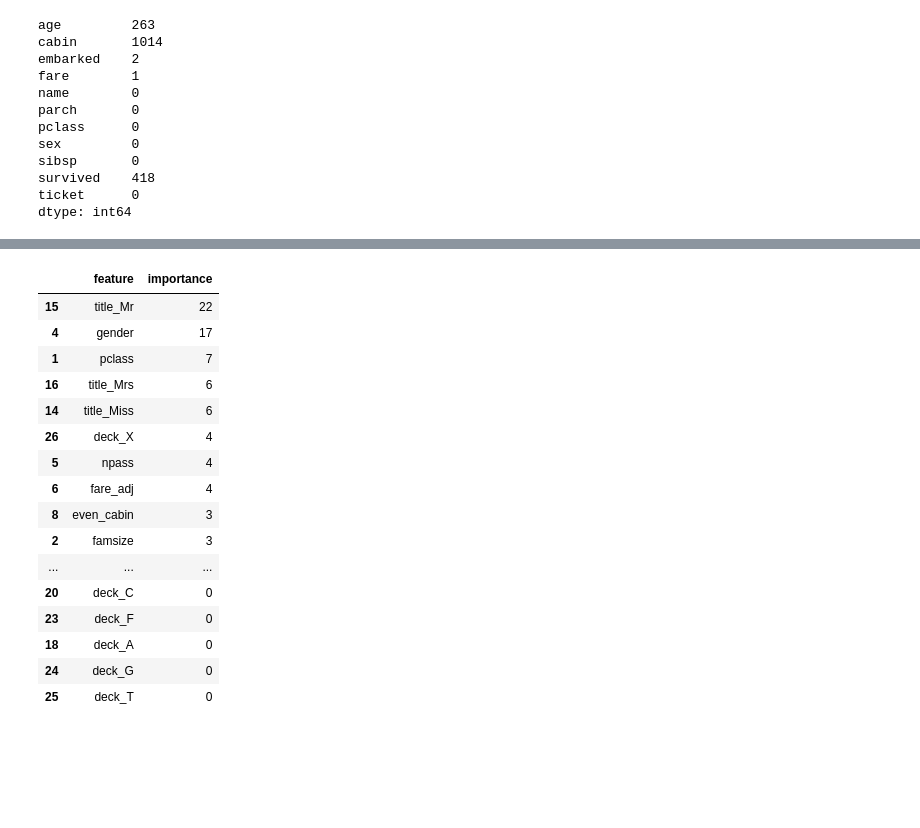
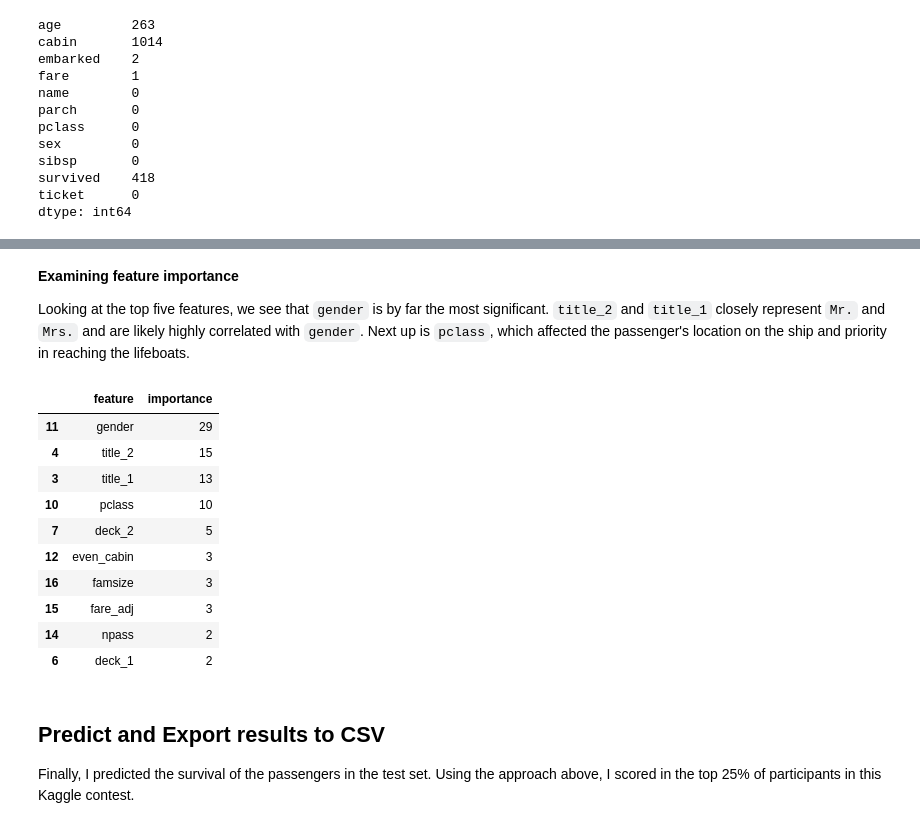
Before and after one commit to joshtemple/titanic, a Jupyter notebook: analysis.ipynb, the cells around one changed output, grey strips where cells are left out. Cells and saved outputs as stored; diff of their text form; code cells hidden in the pictures; blank space fills up the shorter version.

```diff
--- a/analysis.ipynb
+++ b/analysis.ipynb
@@ -165,0 +161,11 @@ Score: 0.82 +/- 0.03
+# %%
+encoded = full.drop(['fare', 'cabin', 'name', 'surname', 'ticket', 'sex', 'sibsp', 'parch'], axis=1)
+encoder = ce.BinaryEncoder()
+y = encoded['survived']
+X = encoded.drop('survived', axis=1)
+encoder.fit(X, y)
+X_encoded = encoder.transform(X)
+X_train = X_encoded[~y.isnull()]
+y_train = y[~y.isnull()]
+X_test = X_encoded[y.isnull()]
+X_train.head()
@@ -166,4 +184,5 @@ Score: 0.82 +/- 0.03
 # %%
+seed = 11
 parameter_grid = {
     'criterion': ['gini', 'entropy'],
     'max_depth' : [2, 5, 8],
@@ -183,7 +202,7 @@ grid_search = GridSearchCV(
     verbose=1
 )
 
-grid_search.fit(x, y)
+grid_search.fit(X_train, y_train)
 clf = grid_search.best_estimator_
 parameters = grid_search.best_params_
 
@@ -205,24 +224,26 @@ Best estimator: ExtraTreesClassifier(bootstrap=False, class_weight=None, criteri
+# %% [markdown]
+**Examining feature importance**
+
+Looking at the top five features, we see that `gender` is by far the most significant. `title_2` and `title_1` closely represent `Mr.` and `Mrs.` and are likely highly correlated with `gender`. Next up is `pclass`, which affected the passenger's location on the ship and priority in reaching the lifeboats.
 # %%
-features = list(zip(x.columns, np.transpose(clf.feature_importances_ * 100)))
+features = list(zip(X_train.columns, np.transpose(clf.feature_importances_ * 100)))
 features = pd.DataFrame(features, columns=['feature','importance']).sort_values('importance', ascending=False)
 features['importance'] = features['importance'].astype(int)
-features
+features.head(10)
 # %% [output]
 |  | feature | importance |
-| 15 | title_Mr | 22 |
-| 4 | gender | 17 |
-| 1 | pclass | 7 |
-| 16 | title_Mrs | 6 |
-| 14 | title_Miss | 6 |
-| 26 | deck_X | 4 |
-| 5 | npass | 4 |
-| 6 | fare_adj | 4 |
-| 8 | even_cabin | 3 |
-| 2 | famsize | 3 |
-| ... | ... | ... |
-| 20 | deck_C | 0 |
-| 23 | deck_F | 0 |
-| 18 | deck_A | 0 |
-| 24 | deck_G | 0 |
-| 25 | deck_T | 0 |
+| 11 | gender | 29 |
+| 4 | title_2 | 15 |
+| 3 | title_1 | 13 |
+| 10 | pclass | 10 |
+| 7 | deck_2 | 5 |
+| 12 | even_cabin | 3 |
+| 16 | famsize | 3 |
+| 15 | fare_adj | 3 |
+| 14 | npass | 2 |
+| 6 | deck_1 | 2 |
+# %% [markdown]
+## Predict and Export results to CSV
+
+Finally, I predicted the survival of the passengers in the test set. Using the approach above, I scored in the top 25% of participants in this Kaggle contest.
 # %%
```
Also changed, not shown: parts of 31 cells of this notebook.
